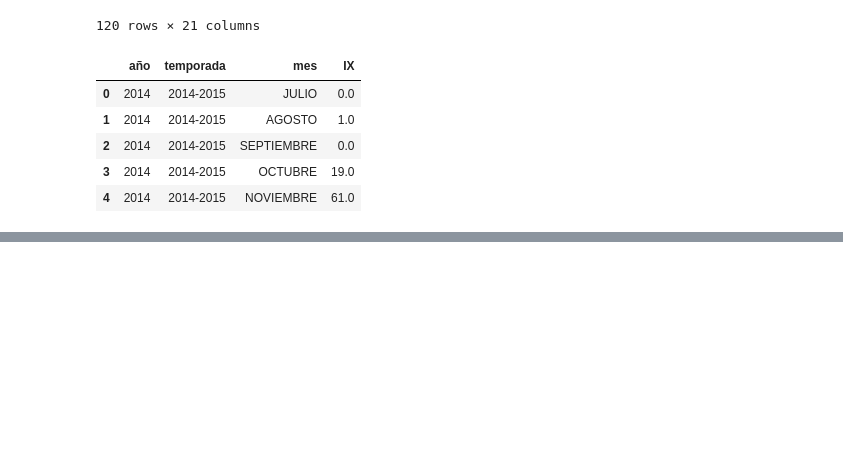
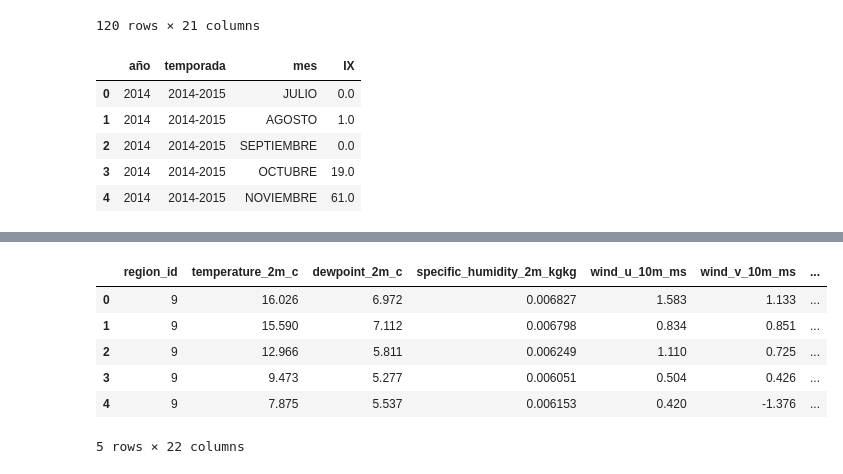
Before and after one commit to eziocard/DeHecho, a Jupyter notebook: main.ipynb, the cells around one changed output, grey strips where cells are left out. Drawn from its saved outputs; the diff is of its cells as text; code cells hidden in the pictures; blank space fills up the shorter version.

```diff
--- a/main.ipynb
+++ b/main.ipynb
@@ -305,0 +166,10 @@ Passing `palette` without assigning `hue` is deprecated and will be removed in v
+# %%
+df_region.head()
+# %% [output]
+|  | region_id | temperature_2m_c | dewpoint_2m_c | specific_humidity_2m_kgkg | wind_u_10m_ms | wind_v_10m_ms | ... |
+| 0 | 9 | 16.026 | 6.972 | 0.006827 | 1.583 | 1.133 | ... |
+| 1 | 9 | 15.590 | 7.112 | 0.006798 | 0.834 | 0.851 | ... |
+| 2 | 9 | 12.966 | 5.811 | 0.006249 | 1.110 | 0.725 | ... |
+| 3 | 9 | 9.473 | 5.277 | 0.006051 | 0.504 | 0.426 | ... |
+| 4 | 9 | 7.875 | 5.537 | 0.006153 | 0.420 | -1.376 | ... |
+5 rows × 22 columns
```
Also changed, not shown: parts of 14 cells of this notebook, 3 other files.
